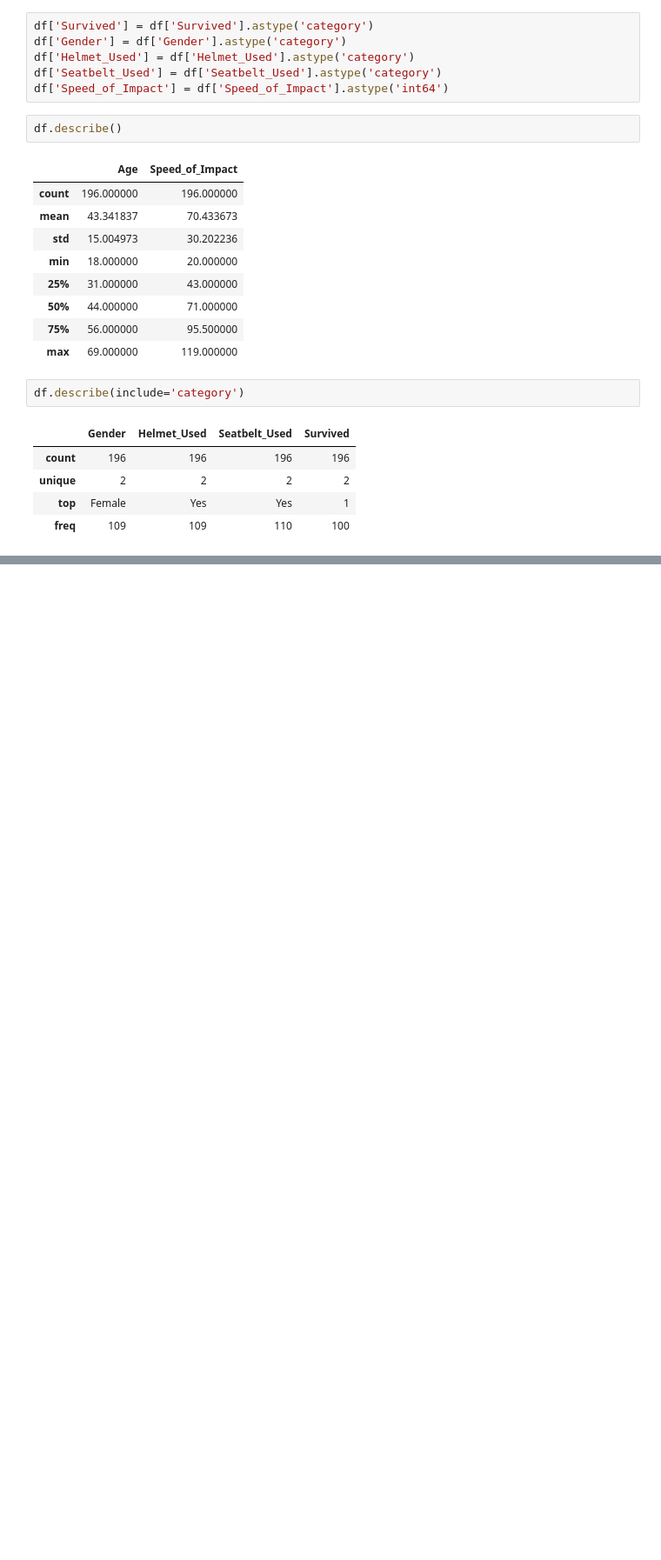
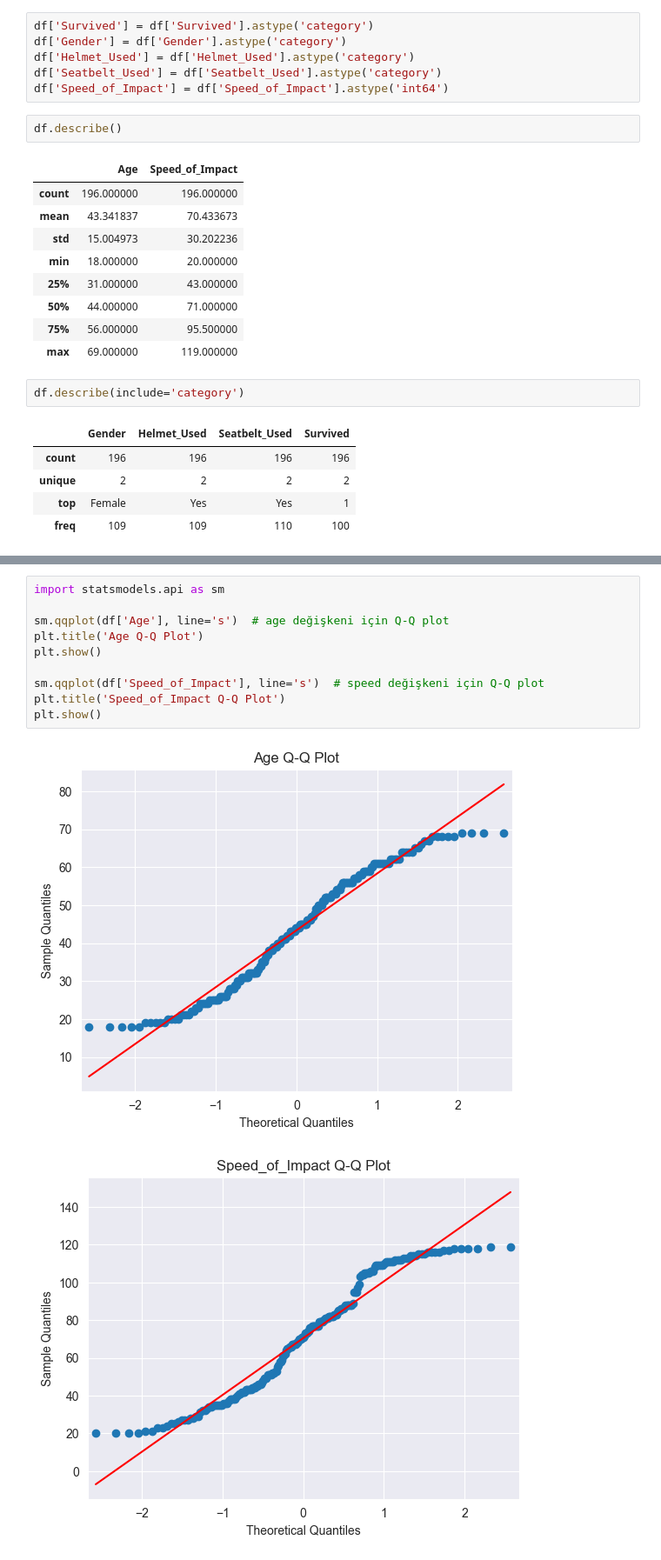
Before and after one commit to burcusevinc624/Odev3-Merge, a Jupyter notebook: odevv3.ipynb, the cells around one changed output, grey strips where cells are left out. Shown at 87% size. Drawn from its saved outputs; the diff is of its cells as text; blank space fills up the shorter version.

```diff
--- a/odevv3.ipynb
+++ b/odevv3.ipynb
@@ -92,0 +101,13 @@ df.describe(include='category')
+# %%
+import statsmodels.api as sm
+
+sm.qqplot(df['Age'], line='s')  # age değişkeni için Q-Q plot
+plt.title('Age Q-Q Plot')
+plt.show()
+
+sm.qqplot(df['Speed_of_Impact'], line='s')  # speed değişkeni için Q-Q plot
+plt.title('Speed_of_Impact Q-Q Plot')
+plt.show()
+# %% [output]
+[figure, added]
+[figure, added]
```
Also changed, not shown: parts of 14 cells of this notebook, 1 other file.
